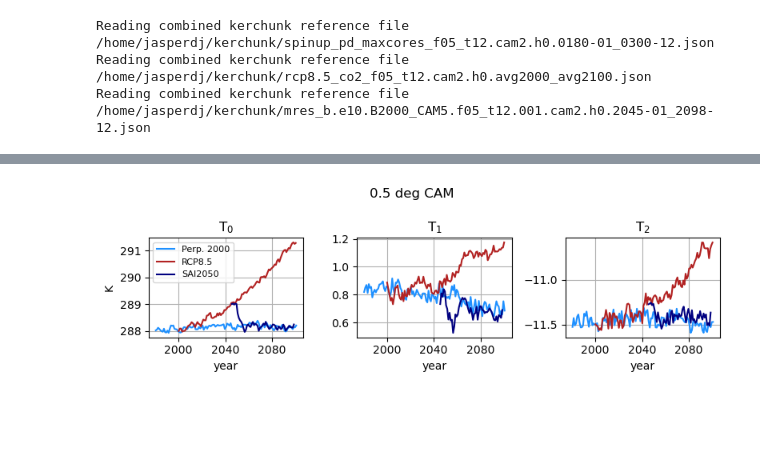
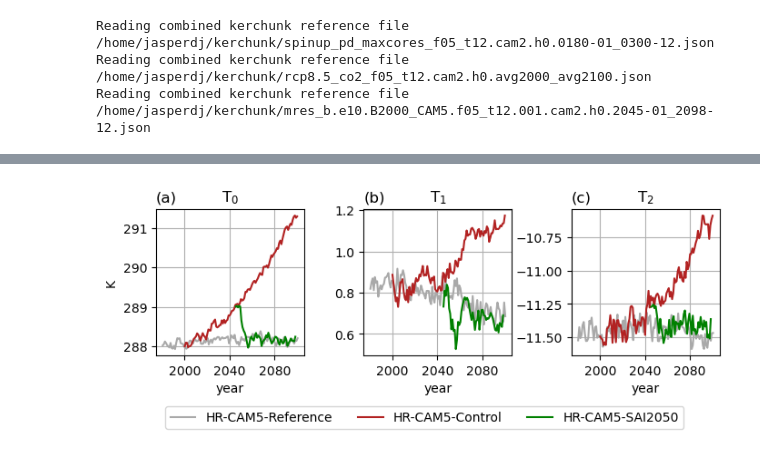
Before and after one commit to JdeJong96/CESM-CAM_SAI, a Jupyter notebook: results/CESM1.0.4results.ipynb, the cells around one changed output, grey strips where cells are left out. Drawn from its saved outputs; the diff is of its cells as text; code cells hidden in the pictures; blank space fills up the shorter version.

```diff
--- a/results/CESM1.0.4results.ipynb
+++ b/results/CESM1.0.4results.ipynb
@@ -121,6 +126,7 @@ lresCAM = {
 # preprocess spinup data
 newtime = [cftime.DatetimeNoLeap(t.year+1800, t.month, t.day) for t in lresCAM['spinup'].time.data]
 lresCAM['spinup'] = lresCAM['spinup'].assign_coords({'time':('time',newtime,lresCAM['spinup'].time.attrs)})
+lresCAM = {k:v.assign_coords(time=('time',(v.time-timedelta(days=15)).data,v.time.attrs)) for k,v in lresCAM.items()}
 # %% [output]
 Reading combined kerchunk reference file /home/jasperdj/kerchunk/spinup_pd_maxcores_f09_g16.cam2.h0.0001-01_0300-12.json
 Reading combined kerchunk reference file /home/jasperdj/kerchunk/lres_b.e10.B2000_CAM5.f09_g16.feedforward.001.cam2.h0.2000-01_2076-12.json
@@ -139,6 +145,7 @@ mresCAM = {
 # preprocess spinup data
 newtime = [cftime.DatetimeNoLeap(t.year+1800, t.month, t.day) for t in mresCAM['spinup'].time.data]
 mresCAM['spinup'] = mresCAM['spinup'].assign_coords({'time':('time',newtime,mresCAM['spinup'].time.attrs)})
+mresCAM = {k:v.assign_coords(time=('time',(v.time-timedelta(days=15)).data,v.time.attrs)) for k,v in mresCAM.items()}
 # %% [output]
 Reading combined kerchunk reference file /home/jasperdj/kerchunk/spinup_pd_maxcores_f05_t12.cam2.h0.0180-01_0300-12.json
 Reading combined kerchunk reference file /home/jasperdj/kerchunk/rcp8.5_co2_f05_t12.cam2.h0.avg2000_avg2100.json
@@ -190,7 +195,7 @@ for mod in Tref:
 # %%
 cols = ['orangered','dodgerblue']
 labels = ['WACCM1-Control','WACCM1-SAI2020']
-fig, ax = plt.subplots(1,3, figsize=(8,2.5), sharex=True)
+fig, ax = plt.subplots(1,3, figsize=(8,2.1), sharex=True)
 
 for e,exp in enumerate(T_lresWACCM):
     (T_lresWACCM[exp]['T0']).plot(ax=ax[0], label=labels[e], c=cols[e])
@@ -205,10 +210,10 @@ ax[0].set_title(r'T$_0$'); ax[0].set_title('(a)', loc='left')
 ax[1].set_title(r'T$_1$'); ax[1].set_title('(b)', loc='left')
 ax[2].set_title(r'T$_2$'); ax[2].set_title('(c)', loc='left')
 ax[0].set_ylabel('K')
-ax[0].legend(prop={'size':6})
+ax[0].legend(prop={'size':7.5})
 for axi in ax:
     axi.grid()
     axi.set_xlabel('year')
-fig.suptitle('1 deg WACCM')
-#fig.savefig('figures/cesm1-waccm.T0_T1_T2.pdf', bbox_inches='tight')
+plt.subplots_adjust(wspace=0.35)
+fig.savefig('figures/cesm1-waccm.T0_T1_T2.abs.pdf', bbox_inches='tight')
 # %% [output]
@@ -215,0 +221,24 @@ fig.suptitle('1 deg WACCM')
+# %%
+cols = ['orangered','dodgerblue']
+labels = ['WACCM1-Control','WACCM1-SAI2020']
+fig, ax = plt.subplots(1,3, figsize=(8,2.1), sharex=True)
+
+for e,exp in enumerate(T_lresWACCM):
+    (T_lresWACCM[exp]['T0']-Tref['waccm']['T0']).plot(ax=ax[0], label=labels[e], c=cols[e])
+
+for e,exp in enumerate(T_lresWACCM):
+    (T_lresWACCM[exp]['T1']-Tref['waccm']['T1']).plot(ax=ax[1], label=labels[e], c=cols[e])
+
+for e,exp in enumerate(T_lresWACCM):
+    (T_lresWACCM[exp]['T2']-Tref['waccm']['T2']).plot(ax=ax[2], label=labels[e], c=cols[e])
+
+ax[0].set_title(r'$\Delta$T$_0$'); ax[0].set_title('(a)', loc='left')
+ax[1].set_title(r'$\Delta$T$_1$'); ax[1].set_title('(b)', loc='left')
+ax[2].set_title(r'$\Delta$T$_2$'); ax[2].set_title('(c)', loc='left')
+ax[0].set_ylabel('K')
+ax[0].legend(prop={'size':7.8})
+for axi in ax:
+    axi.grid()
+    axi.set_xlabel('year')
+plt.subplots_adjust(wspace=0.25)
+fig.savefig('figures/cesm1-waccm.T0_T1_T2.pdf', bbox_inches='tight')
@@ -216,26 +247,26 @@ fig.suptitle('1 deg WACCM')
 # %%
-cols = ['skyblue','firebrick','green']
+cols = ['darkgrey','firebrick','green']
 labels = ['HR-CAM5-Reference','HR-CAM5-Control','HR-CAM5-SAI2050']
-fig, ax = plt.subplots(1,3, figsize=(8,2.5), sharex=True)
+fig, ax = plt.subplots(1,3, figsize=(8,2.1), sharex=True)
 
 for e,exp in enumerate(T_mresCAM):
     (T_mresCAM[exp]['T0']).plot(ax=ax[0], label=labels[e], c=cols[e])
 
 for e,exp in enumerate(T_mresCAM):
     (T_mresCAM[exp]['T1']).plot(ax=ax[1], label=labels[e], c=cols[e])
 
 for e,exp in enumerate(T_mresCAM):
     (T_mresCAM[exp]['T2']).plot(ax=ax[2], label=labels[e], c=cols[e])
 
 ax[0].set_title(r'T$_0$'); ax[0].set_title('(a)', loc='left')
 ax[1].set_title(r'T$_1$'); ax[1].set_title('(b)', loc='left')
 ax[2].set_title(r'T$_2$'); ax[2].set_title('(c)', loc='left')
 ax[0].set_ylabel('K')
-ax[0].legend(prop={'size':8}, bbox_to_anchor=(3.65, -0.3), ncols=3)
+ax[0].legend(prop={'size':10}, bbox_to_anchor=(3.6, -0.3), ncols=3)
 for axi in ax:
     axi.grid()
     axi.set_xlabel('year')
-#plt.subplots_adjust(wspace=0.5)
-#fig.savefig('figures/cesm1-hr.T0_T1_T2.pdf', bbox_inches='tight')
+plt.subplots_adjust(wspace=0.4)
+fig.savefig('figures/cesm1-hr.T0_T1_T2.abs.pdf', bbox_inches='tight')
 # %% [output]
-[figure, old version]
+[figure, new version]
```
Also changed, not shown: parts of 16 cells of this notebook, 16 other files.
